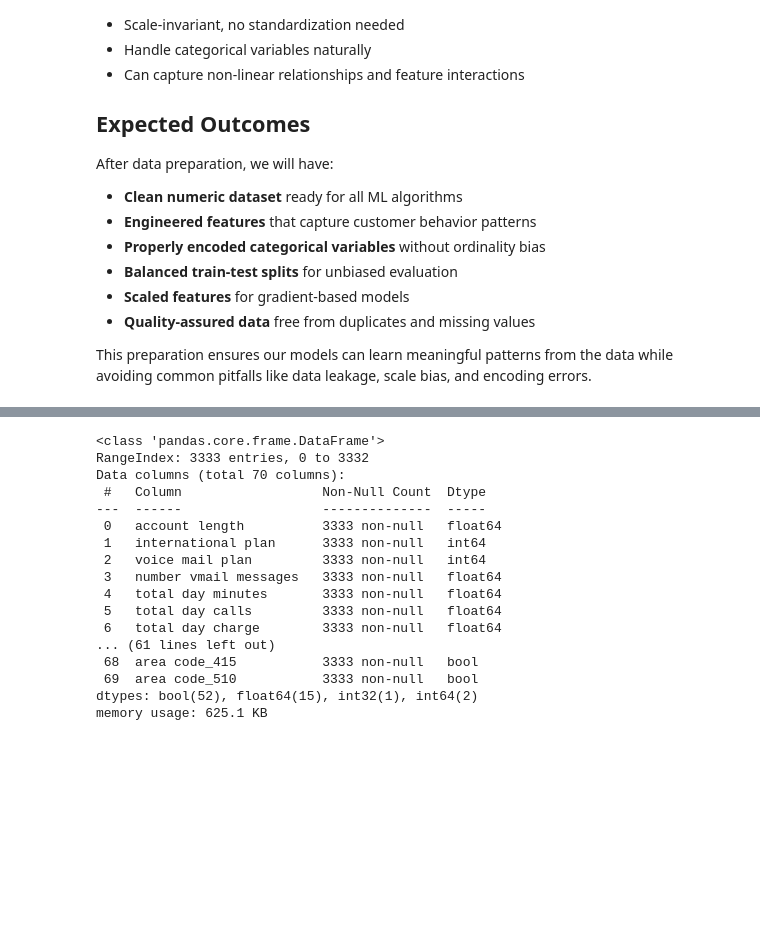
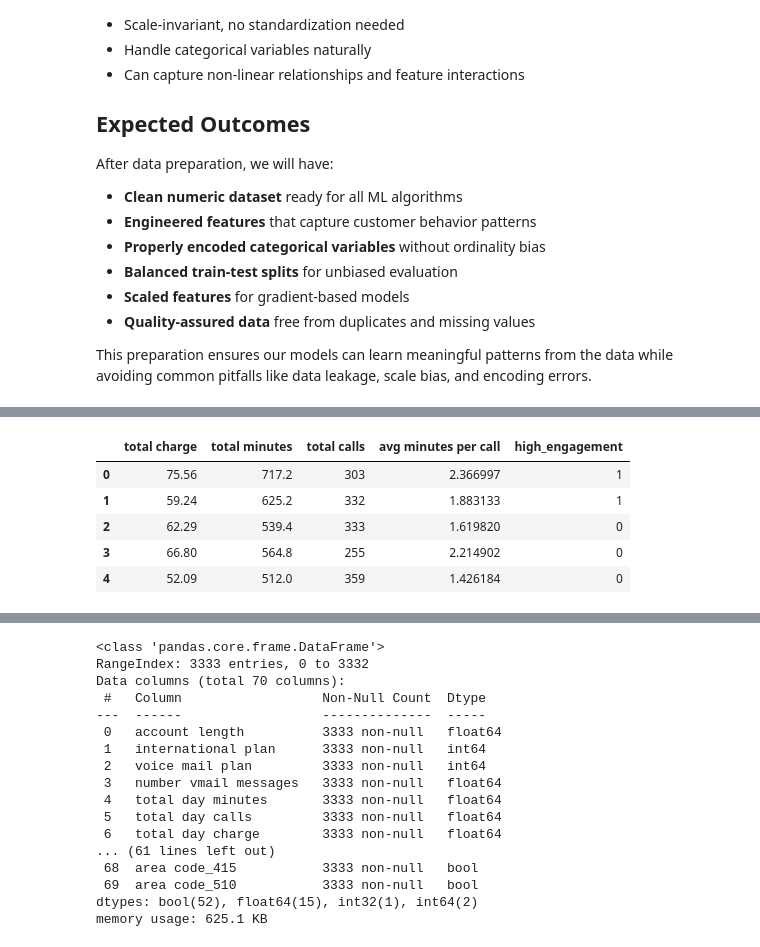
Before and after one commit to g-eez/phase-3-project, a Jupyter notebook: notebook.ipynb, the cells around one changed output, grey strips where cells are left out. Drawn from its saved outputs; the diff is of its cells as text; code cells hidden in the pictures; blank space fills up the shorter version.

```diff
--- a/notebook.ipynb
+++ b/notebook.ipynb
@@ -299,0 +417,30 @@ df.drop(['phone number'], axis=1, inplace=True)
+# %%
+# Aggregated Features
+
+# Total charges across all time periods
+df_clean['total charge'] = (
+    df_clean['total day charge'] +
+    df_clean['total eve charge'] +
+    df_clean['total night charge'] +
+    df_clean['total intl charge']
+)
+
+# Total minutes across all time periods
+df_clean['total minutes'] = (
+    df_clean['total day minutes'] +
+    df_clean['total eve minutes'] +
+    df_clean['total night minutes'] +
+    df_clean['total intl minutes']
+)
+
+# Total calls across all time periods
+df_clean['total calls'] = (
+    df_clean['total day calls'] +
+    df_clean['total eve calls'] +
+    df_clean['total night calls'] +
+    df_clean['total intl calls']
+)
+
+# Avoid division by zero when computing average
+df_clean['avg minutes per call'] = df_clean['total minutes'] / df_clean['total calls']
+df_clean['avg minutes per call'].replace([np.inf, -np.inf], 0, inplace=True)
@@ -299,0 +458,16 @@ df.drop(['phone number'], axis=1, inplace=True)
+# %%
+# Behavioral Indicator Feature
+
+# Define 'high_engagement' as above-median total minutes
+median_minutes = df_clean['total minutes'].median()
+df_clean['high_engagement'] = (df_clean['total minutes'] > median_minutes).astype(int)
+
+# Preview new columns
+df_clean[['total charge', 'total minutes', 'total calls', 'avg minutes per call', 'high_engagement']].head()
+# %% [output]
+|  | total charge | total minutes | total calls | avg minutes per call | high_engagement |
+| 0 | 75.56 | 717.2 | 303 | 2.366997 | 1 |
+| 1 | 59.24 | 625.2 | 332 | 1.883133 | 1 |
+| 2 | 62.29 | 539.4 | 333 | 1.619820 | 0 |
+| 3 | 66.80 | 564.8 | 255 | 2.214902 | 0 |
+| 4 | 52.09 | 512.0 | 359 | 1.426184 | 0 |
```
Also changed, not shown: parts of 27 cells of this notebook.
